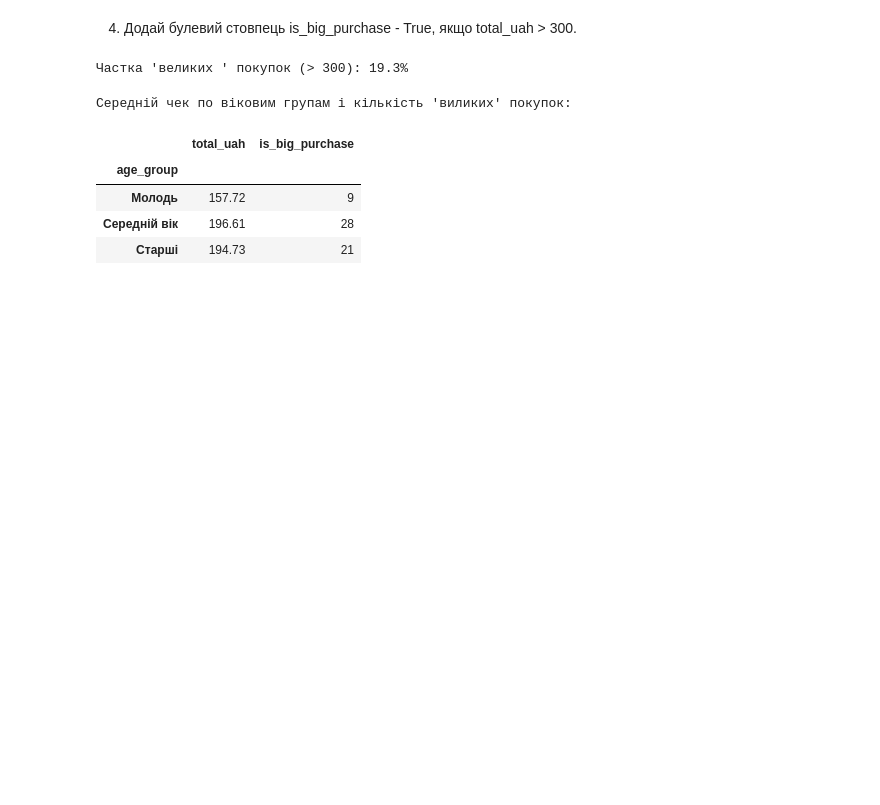
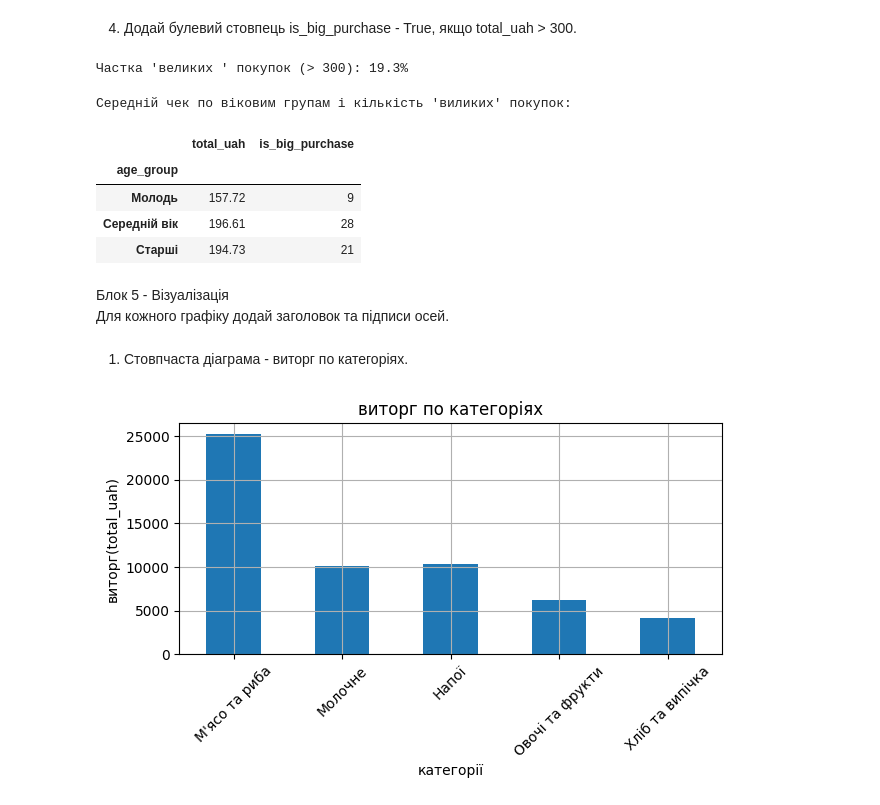
Before and after one commit to rudmaxx/DTA_Python, a Jupyter notebook: project_store_sales_analysis/store_sales_analysis.ipynb, the cells around one changed output. Saved outputs shown, nothing was run; the diff lists cells and outputs as text; code cells hidden in the pictures; blank space fills up the shorter version.

```diff
--- a/project_store_sales_analysis/store_sales_analysis.ipynb
+++ b/project_store_sales_analysis/store_sales_analysis.ipynb
@@ -570,3 +570,8 @@ df.groupby('age_group',observed=True).agg({
 | Молодь | 157.72 | 9 |
 | Середній вік | 196.61 | 28 |
 | Старші | 194.73 | 21 |
+# %% [markdown]
+Блок 5 - Візуалізація
+Для кожного графіку додай заголовок та підписи осей.
+# %% [markdown]
+1. Стовпчаста діаграма - виторг по категоріях.
@@ -572,0 +580,12 @@ df.groupby('age_group',observed=True).agg({
+# %%
+fig = plt.figure(figsize=(7,3))
+# df.category.value_counts().plot(kind='bar')
+df.groupby('category')['total_uah'].sum().plot(kind='bar')
+plt.title('виторг по категоріях')
+plt.xlabel('категорії')
+plt.ylabel('виторг(total_uah)')
+plt.xticks(rotation=45)
+plt.grid()
+plt.show()
+# %% [output]
+[figure, added]
```
Also changed, not shown: parts of 6 cells of this notebook.
